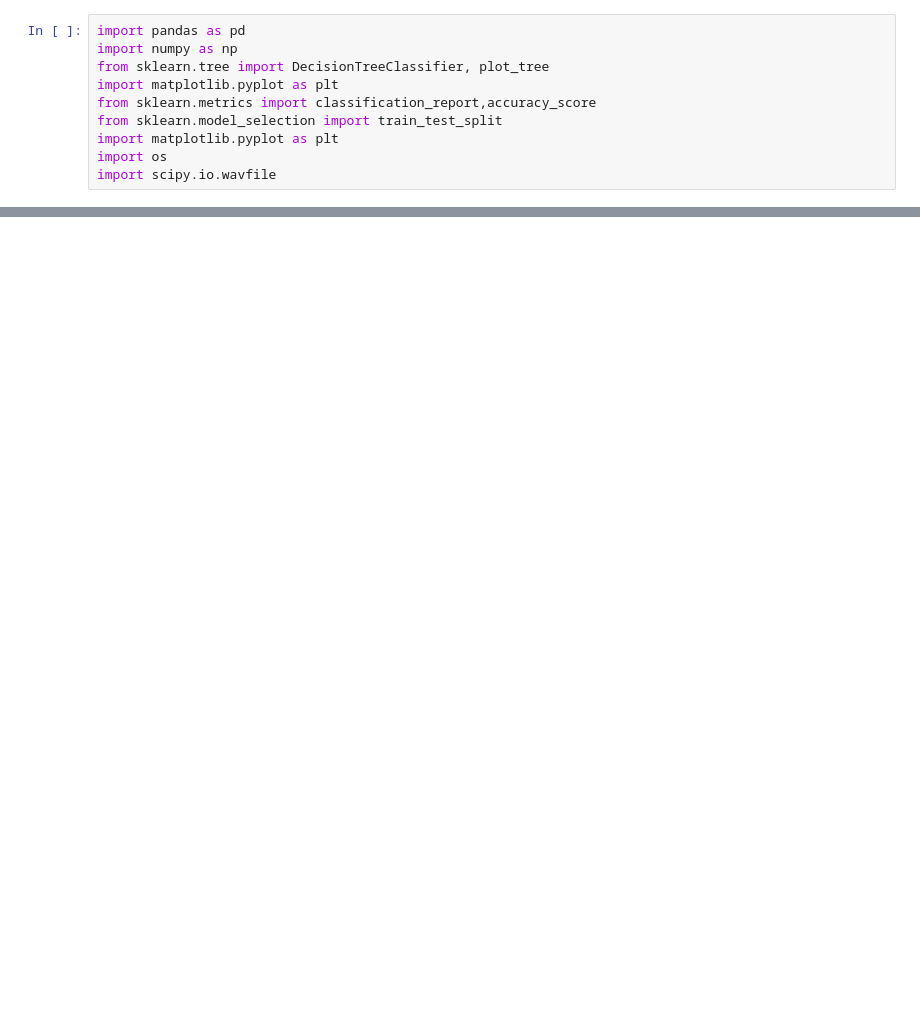
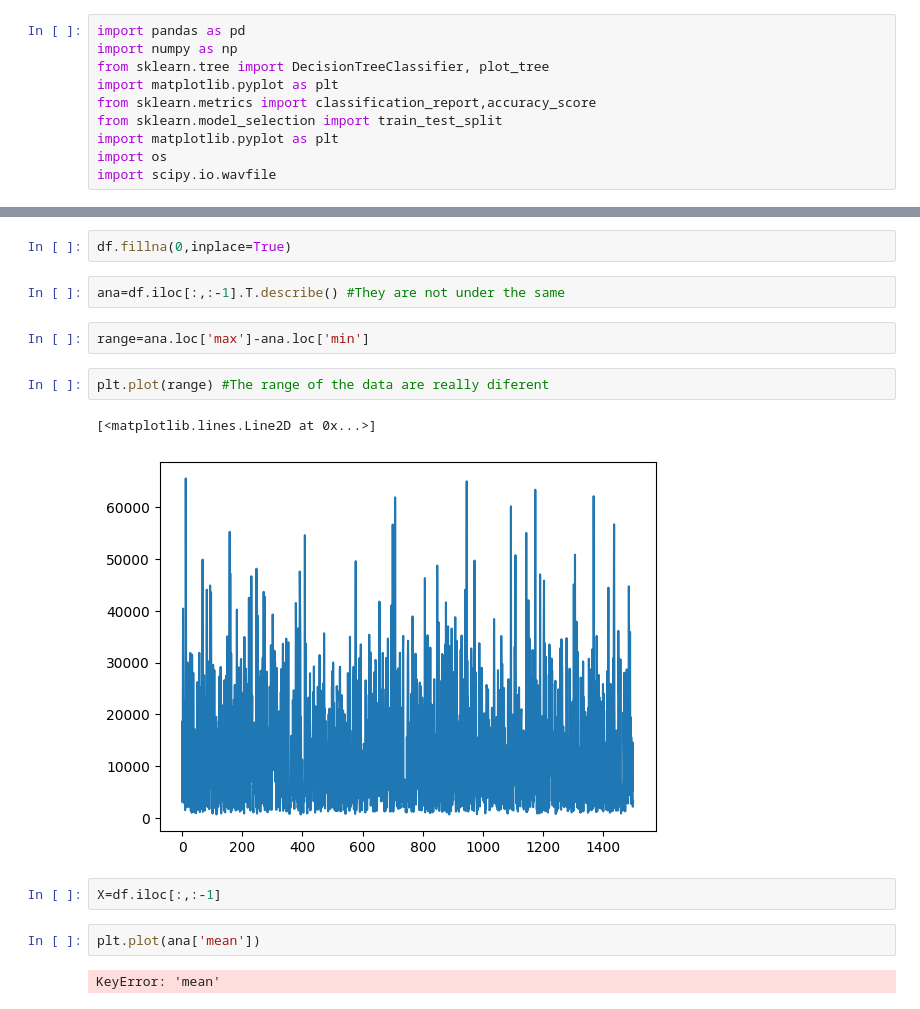
Before and after one commit to MateoRivera/Data-science-lab---Laboratories, a Jupyter notebook: Laboratory 7/Aleja.ipynb, the cells around one changed output, grey strips where cells are left out. Drawn from its saved outputs; the diff is of its cells as text; blank space fills up the shorter version.

```diff
--- a/Laboratory 7/Aleja.ipynb
+++ b/Laboratory 7/Aleja.ipynb
@@ -23,0 +60,17 @@ ValueError: Multiple files found in ZIP file. Only one file per ZIP: ['dev/0_4.w
+# %%
+df.fillna(0,inplace=True)
+# %%
+ana=df.iloc[:,:-1].T.describe() #They are not under the same
+# %%
+range=ana.loc['max']-ana.loc['min']
+# %%
+plt.plot(range) #The range of the data are really diferent
+# %% [output]
+[<matplotlib.lines.Line2D at 0x...>]
+[figure, added]
+# %%
+X=df.iloc[:,:-1]
+# %%
+plt.plot(ana['mean'])
+# %% [output]
+KeyError: 'mean'
```
Also changed, not shown: parts of 10 cells of this notebook.
